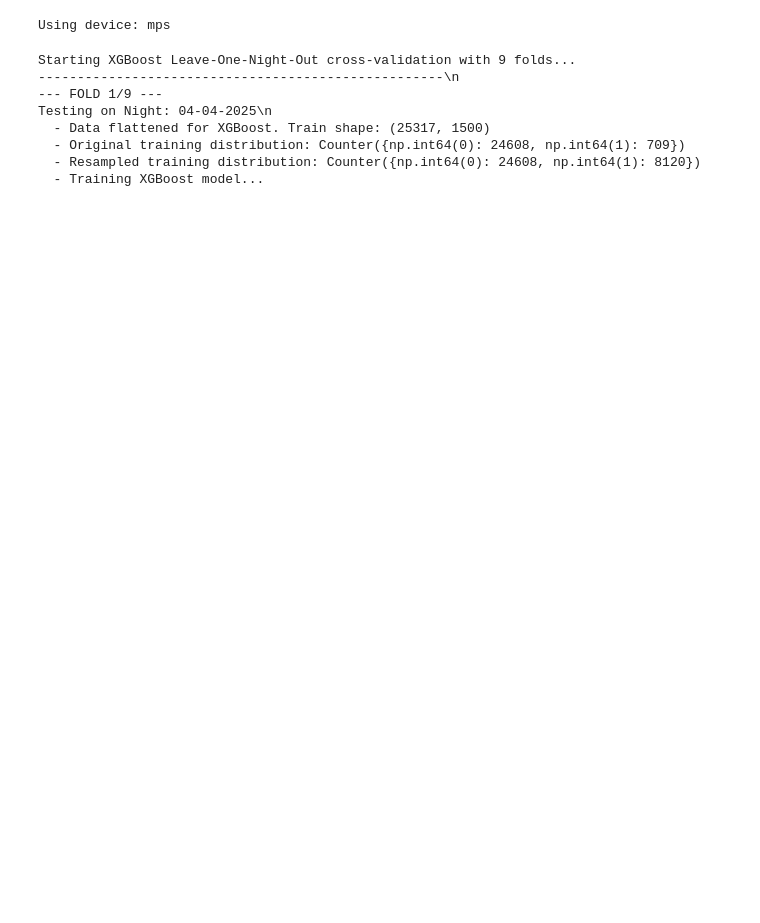
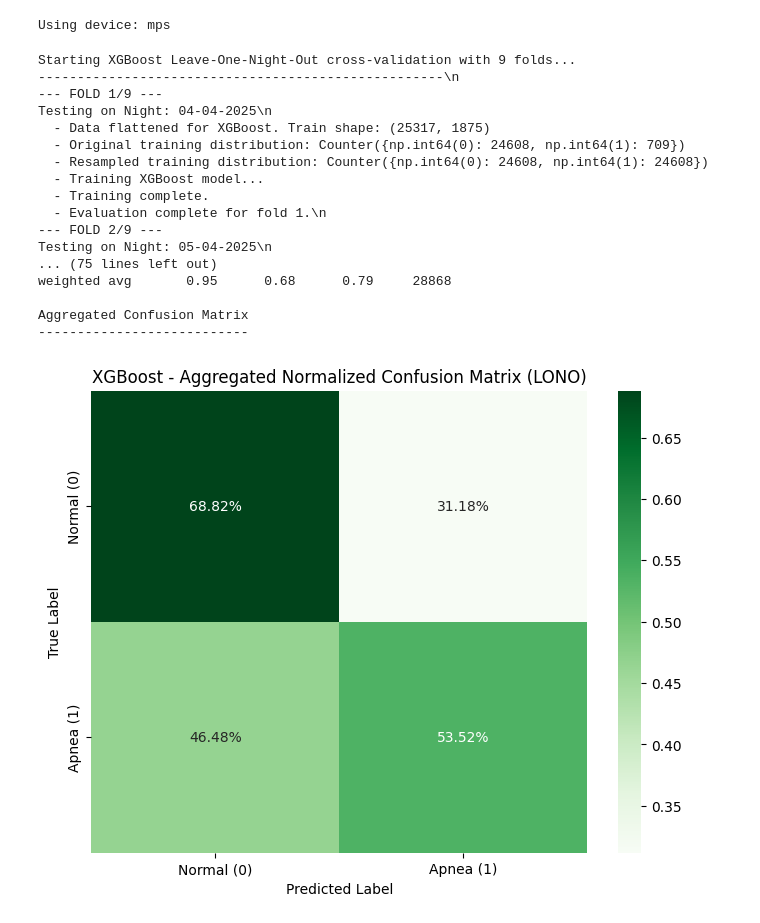
Before and after one commit to harshkheskani/DysfunctionalBreathingCharacterisation, a Jupyter notebook: src/Classification/xgBoost.ipynb, the cells around one changed output. Saved outputs shown, nothing was run; the diff lists cells and outputs as text; code cells hidden in the pictures; blank space fills up the shorter version.

```diff
--- a/src/Classification/xgBoost.ipynb
+++ b/src/Classification/xgBoost.ipynb
@@ -59,17 +59,14 @@ for event_file_path in event_files:
     df_events.rename(columns={'UnixTimestamp': 'timestamp_unix'}, inplace=True)
     df_nasal.rename(columns={'UnixTimestamp': 'timestamp_unix'}, inplace=True, errors='ignore')
     df_respeck.rename(columns={'alignedTimestamp': 'timestamp_unix'}, inplace=True)
+    df_respeck['timestamp_unix'] = df_respeck['timestamp_unix'].astype(int)
+    print(df_respeck['timestamp_unix'])
 
     df_features['timestamp_unix'] = pd.to_datetime(df_features['startTimestamp'], format="mixed")
     df_features['timestamp_unix'] = df_features['timestamp_unix'].astype('int64') // 10**6
 
     df_features['timestamp_unix_end'] = pd.to_datetime(df_features['endTimestamp'], format="mixed")
     df_features['timestamp_unix_end'] = df_features['timestamp_unix_end'].astype('int64') // 10**6
-
-    for df_ in [df_events, df_nasal, df_respeck]:
-        df_['timestamp_unix'] = pd.to_numeric(df_['timestamp_unix'], errors='coerce')
-        df_.dropna(subset=['timestamp_unix'], inplace=True)
-        df_['timestamp_unix'] = df_['timestamp_unix'].astype('int64')
 
     # --- 4. Calculate the true overlapping time range ---
     start_time = max(df_nasal['timestamp_unix'].min(), df_respeck['timestamp_unix'].min())
@@ -85,6 +82,8 @@ for event_file_path in event_files:
     print("  - Preparing and merging engineered features using Unix time intervals...")
     df_respeck = df_respeck.sort_values('timestamp_unix')
     df_features = df_features.sort_values('timestamp_unix')
+
+    print(len(df_features), len(df_respeck))
 
     # Use merge_asof to find the correct feature window for each respeck data point
     df_session_merged = pd.merge_asof(
@@ -176,7 +175,8 @@ FEATURE_COLUMNS = [
     'breathingSignal',
     'activityLevel',
     'peakRespiratoryFlow',
-    'area',
+    'breath_regularity',
+    'BR_mean'
 ]
 LABEL_COLUMN = 'Label'
 SESSION_ID_COLUMN = 'SessionID'
@@ -434,7 +404,7 @@ for fold, (train_idx, test_idx) in enumerate(logo.split(X, y, groups)):
 
     # --- 6. Balance the TRAINING data for this fold using SMOTE ---
     print(f"  - Original training distribution: {Counter(y_train)}")
-    smote = SMOTE(random_state=RANDOM_STATE, sampling_strategy=0.33)
+    smote = SMOTE(random_state=RANDOM_STATE)
     X_train_resampled, y_train_resampled = smote.fit_resample(X_train_flattened, y_train)
     print(f"  - Resampled training distribution: {Counter(y_train_resampled)}")
 
@@ -474,32 +444,42 @@ print("Aggregated Results Across All Folds:")
 print("====================================================")
 
 # --- Final Classification Report ---
 print('\\nAggregated Classification Report')
 print('------------------------------')
 class_names = ['Normal (0)', 'Apnea (1)']
 print(classification_report(all_fold_true_labels, all_fold_predictions, target_names=class_names))
 
 # --- Final Confusion Matrix ---
 print('Aggregated Confusion Matrix')
 print('---------------------------')
 cm = confusion_matrix(all_fold_true_labels, all_fold_predictions)
 cm_norm = cm.astype('float') / cm.sum(axis=1)[:, np.newaxis]
 
 plt.figure(figsize=(8, 6))
 sns.heatmap(
     cm_norm, annot=True, fmt='.2%', cmap='Greens', # Different color for clarity
     xticklabels=class_names, yticklabels=class_names
 )
 plt.title('XGBoost - Aggregated Normalized Confusion Matrix (LONO)')
 plt.ylabel('True Label')
 plt.xlabel('Predicted Label')
 plt.show()
 # %% [output]
 Starting XGBoost Leave-One-Night-Out cross-validation with 9 folds...
 ----------------------------------------------------\n
 --- FOLD 1/9 ---
 Testing on Night: 04-04-2025\n
-  - Data flattened for XGBoost. Train shape: (25317, 1500)
+  - Data flattened for XGBoost. Train shape: (25317, 1875)
   - Original training distribution: Counter({np.int64(0): 24608, np.int64(1): 709})
-  - Resampled training distribution: Counter({np.int64(0): 24608, np.int64(1): 8120})
+  - Resampled training distribution: Counter({np.int64(0): 24608, np.int64(1): 24608})
   - Training XGBoost model...
+  - Training complete.
+  - Evaluation complete for fold 1.\n
+--- FOLD 2/9 ---
+Testing on Night: 05-04-2025\n
+... (75 lines left out)
+weighted avg       0.95      0.68      0.79     28868
+
+Aggregated Confusion Matrix
+---------------------------
+[figure, added]
```
Also changed, not shown: parts of 4 cells of this notebook, 9 other files.
